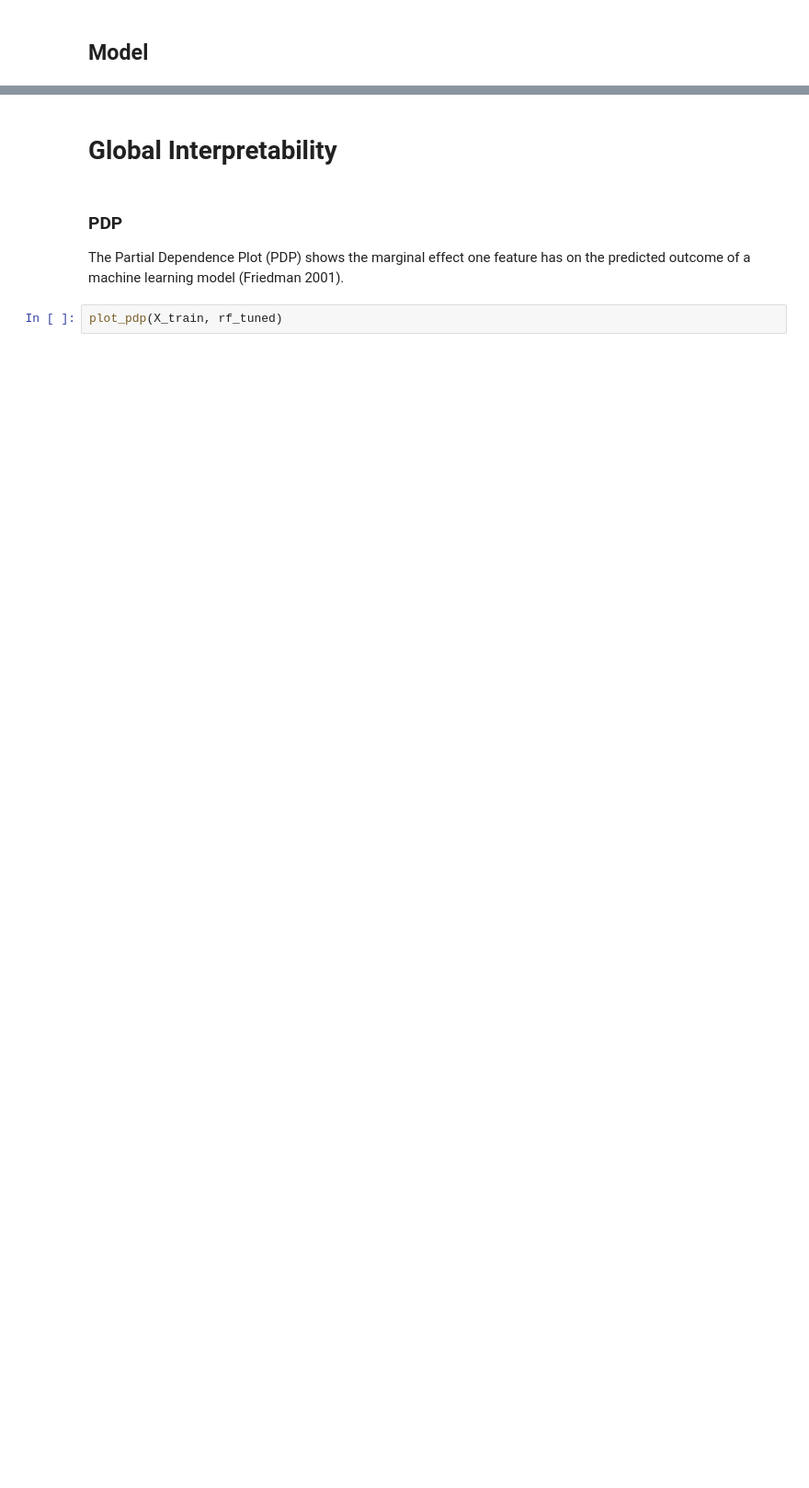
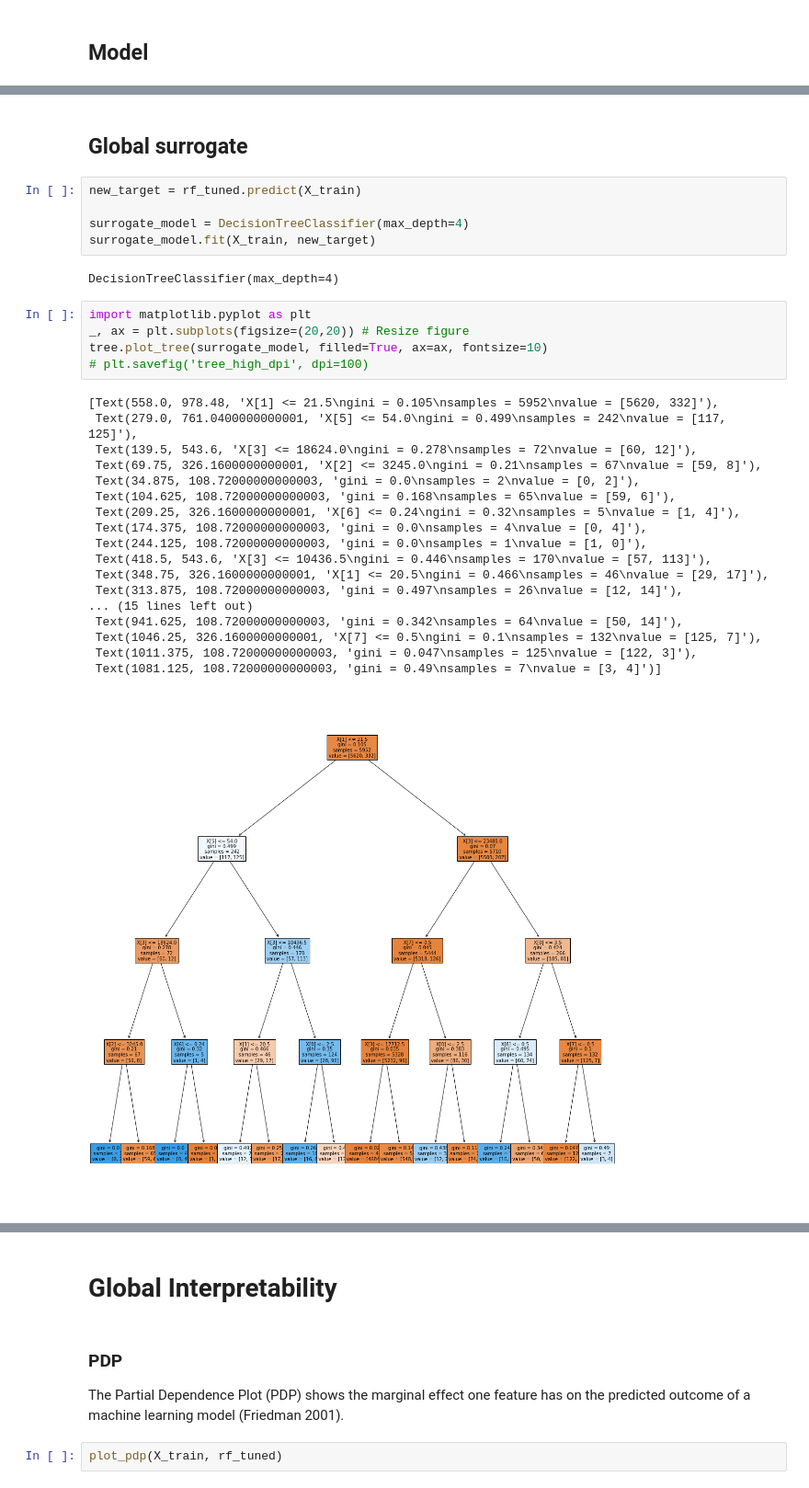
Before and after one commit to Martin-Qvr/XAI-Fairness, a Jupyter notebook: final_interpretability_notebook.ipynb, the cells around one changed output, grey strips where cells are left out. Shown at 92% size. Saved outputs shown, nothing was run; the diff lists cells and outputs as text; blank space fills up the shorter version.

Commit message:
Added the global surrogate model on our own model to the final_interpretability notebook

```diff
--- a/final_interpretability_notebook.ipynb
+++ b/final_interpretability_notebook.ipynb
@@ -31,0 +35,33 @@ Accuracy: 0.821
+# %% [markdown]
+## Global surrogate
+# %%
+new_target = rf_tuned.predict(X_train)
+
+surrogate_model = DecisionTreeClassifier(max_depth=4)
+surrogate_model.fit(X_train, new_target)
+# %% [output]
+DecisionTreeClassifier(max_depth=4)
+# %%
+import matplotlib.pyplot as plt
+_, ax = plt.subplots(figsize=(20,20)) # Resize figure
+tree.plot_tree(surrogate_model, filled=True, ax=ax, fontsize=10)
+# plt.savefig('tree_high_dpi', dpi=100)
+# %% [output]
+[Text(558.0, 978.48, 'X[1] <= 21.5\ngini = 0.105\nsamples = 5952\nvalue = [5620, 332]'),
+ Text(279.0, 761.0400000000001, 'X[5] <= 54.0\ngini = 0.499\nsamples = 242\nvalue = [117, 125]'),
+ Text(139.5, 543.6, 'X[3] <= 18624.0\ngini = 0.278\nsamples = 72\nvalue = [60, 12]'),
+ Text(69.75, 326.1600000000001, 'X[2] <= 3245.0\ngini = 0.21\nsamples = 67\nvalue = [59, 8]'),
+ Text(34.875, 108.72000000000003, 'gini = 0.0\nsamples = 2\nvalue = [0, 2]'),
+ Text(104.625, 108.72000000000003, 'gini = 0.168\nsamples = 65\nvalue = [59, 6]'),
+ Text(209.25, 326.1600000000001, 'X[6] <= 0.24\ngini = 0.32\nsamples = 5\nvalue = [1, 4]'),
+ Text(174.375, 108.72000000000003, 'gini = 0.0\nsamples = 4\nvalue = [0, 4]'),
+ Text(244.125, 108.72000000000003, 'gini = 0.0\nsamples = 1\nvalue = [1, 0]'),
+ Text(418.5, 543.6, 'X[3] <= 10436.5\ngini = 0.446\nsamples = 170\nvalue = [57, 113]'),
+ Text(348.75, 326.1600000000001, 'X[1] <= 20.5\ngini = 0.466\nsamples = 46\nvalue = [29, 17]'),
+ Text(313.875, 108.72000000000003, 'gini = 0.497\nsamples = 26\nvalue = [12, 14]'),
+... (15 lines left out)
+ Text(941.625, 108.72000000000003, 'gini = 0.342\nsamples = 64\nvalue = [50, 14]'),
+ Text(1046.25, 326.1600000000001, 'X[7] <= 0.5\ngini = 0.1\nsamples = 132\nvalue = [125, 7]'),
+ Text(1011.375, 108.72000000000003, 'gini = 0.047\nsamples = 125\nvalue = [122, 3]'),
+ Text(1081.125, 108.72000000000003, 'gini = 0.49\nsamples = 7\nvalue = [3, 4]')]
+[figure, added]
```
Also changed, not shown: parts of 3 cells of this notebook.
